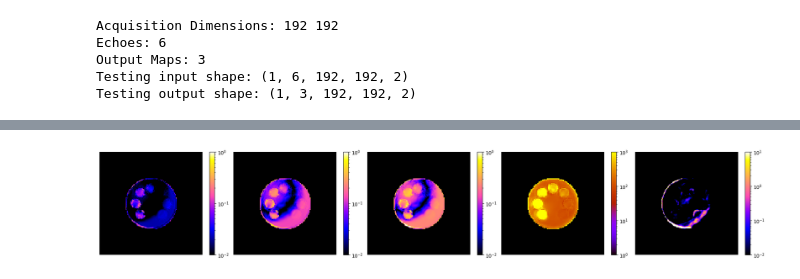
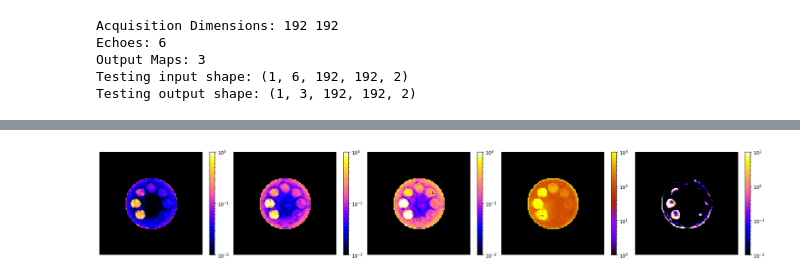
Before and after one commit to jpmeneses/IDEAL-GAN, a Jupyter notebook: ROI_phantom.ipynb, the cells around one changed output, grey strips where cells are left out. Cells and saved outputs as stored; diff of their text form; code cells hidden in the pictures.

Commit message:
Enhance PDFF estimation and incorporate 1st echo removal to AI-DEAL workflow

```diff
--- a/ROI_phantom.ipynb
+++ b/ROI_phantom.ipynb
@@ -167,0 +67,8 @@ WARNING:tensorflow:A checkpoint was restored (e.g. tf.train.Checkpoint.restore o
+# %%
+model_sel = widgets.Dropdown(
+    options=['U-Net', 'MDWF-Net', 'VET-Net','AI-DEAL'],
+    value='AI-DEAL',
+    description='Model:',
+    disabled=False,
+)
+model_sel
@@ -167,0 +77,8 @@ WARNING:tensorflow:A checkpoint was restored (e.g. tf.train.Checkpoint.restore o
+# %%
+data_ratio_sel = widgets.Dropdown(
+    options=[0,3,9,15,149],
+    value=149,
+    description='Real subjects considered for training:',
+    disabled=False,
+)
+data_ratio_sel
@@ -167,0 +87,14 @@ WARNING:tensorflow:A checkpoint was restored (e.g. tf.train.Checkpoint.restore o
+# %%
+ech_sel = widgets.IntSlider(
+    value=6,
+    min=2,
+    max=12,
+    step=1,
+    description='Num. Echoes:',
+    disabled=False,
+    continuous_update=False,
+    orientation='horizontal',
+    readout=True,
+    readout_format='d'
+)
+ech_sel
@@ -289,8 +219,8 @@ A, B = next(test_iter)
 A = tf.expand_dims(A,axis=0)
 B = tf.expand_dims(B,axis=0)
 
-te = wf.gen_TEvar(ne, TE_ini_min=1.0e-3, TE_ini_d=None, d_TE_min=2.3e-3, d_TE_d=None)
-A2B, A2B_var = sample(A,B)#,TE=te)
+te = wf.gen_TEvar(ne, orig=True)
+A2B, A2B_var = test(A,TE=te)
 # %%
 fig, ((ax0,ax1,ax2,ax3,ax4),(ax00,ax5,ax6,ax7,ax8))=plt.subplots(figsize=(19, 6),
                                                         nrows=2, ncols=5)
@@ -407,36 +337,36 @@ plt.show()
 # %%
 from matplotlib.colors import LogNorm
 
-if UQ: #bayesian
+if A2B_var is not None: #bayesian
     # DISPLAY STD (4 OUTPUTS)
     fig_std, oxs = plt.subplots(figsize=(19.5, 3), nrows=1, ncols=5)
 
     WF_var = np.squeeze(A2B_var[:,2,:,:,0])
     WF_uq = oxs[0].matshow(WF_var, cmap='gnuplot2', norm=LogNorm(vmin=1e-2,vmax=1e0))
     fig_std.colorbar(WF_uq, ax=oxs[0])
     oxs[0].axis('off')
 
     W_var = np.squeeze(tf.abs(tf.complex(A2B_var[:,0,:,:,0],A2B_var[:,0,:,:,1])))
     W_uq = oxs[1].matshow(W_var, cmap='gnuplot2', norm=LogNorm(vmin=1e-2,vmax=1e0))
     fig_std.colorbar(W_uq, ax=oxs[1])
     oxs[1].axis('off')
 
     F_var = np.squeeze(tf.abs(tf.complex(A2B_var[:,3,:,:,0],A2B_var[:,3,:,:,1])))
     F_uq = oxs[2].matshow(F_var, cmap='gnuplot2', norm=LogNorm(vmin=1e-2,vmax=1e0))
     fig_std.colorbar(F_uq, ax=oxs[2])
     oxs[2].axis('off')
 
     # STDs in the two subplots
     r2s_var = np.squeeze(A2B_var[:,4,:,:,1])*(r2_sc**2)
     r2s_uq = oxs[3].matshow(r2s_var, cmap='gnuplot', norm=LogNorm(vmin=1e0,vmax=1e3))
     fig_std.colorbar(r2s_uq, ax=oxs[3])
     oxs[3].axis('off')
     field_var = np.squeeze(A2B_var[:,4,:,:,0])*(fm_sc**2)
     field_uq = oxs[4].matshow(field_var, cmap='gnuplot2', norm=LogNorm(vmin=1e-2,vmax=1e1))
     fig_std.colorbar(field_uq, ax=oxs[4])
     oxs[4].axis('off')
 
     plt.subplots_adjust(top=1,bottom=0,right=1,left=0,hspace=0.1,wspace=0)
     plt.show()
 # %% [output]
-[figure, old version]
+[figure, new version]
```
Also changed, not shown: parts of 19 cells of this notebook.
